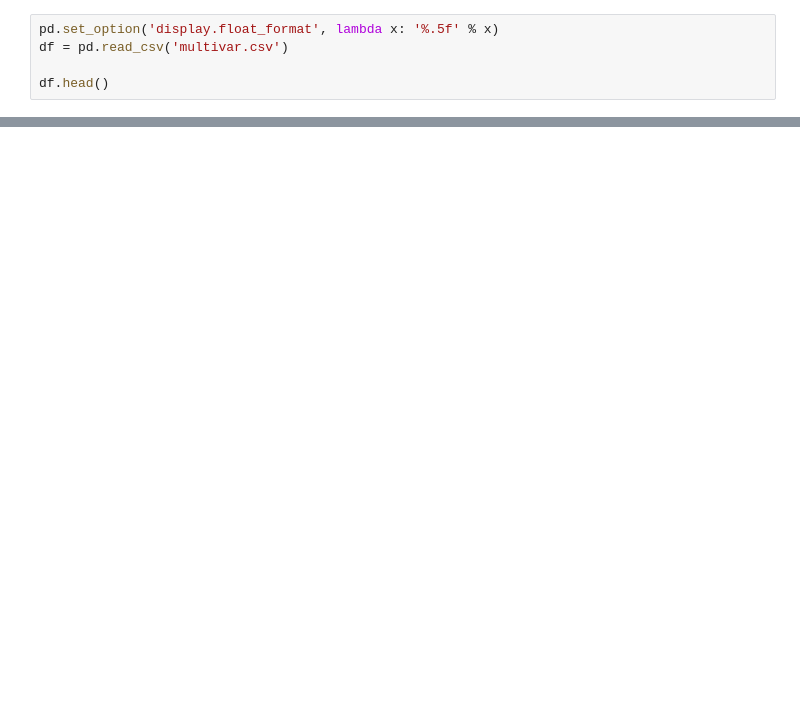
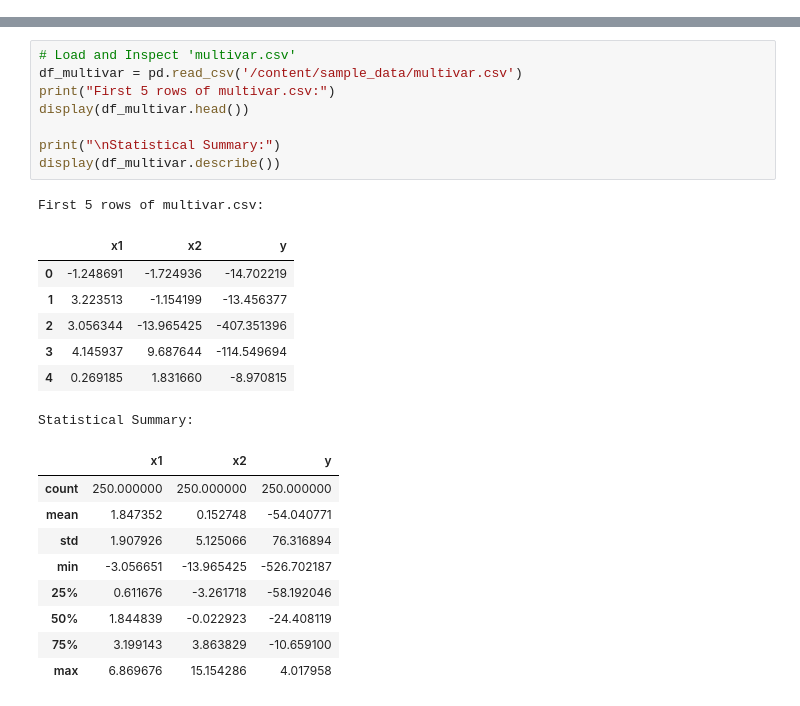
Before and after one commit to arafatro/IntroToDS, a Jupyter notebook: code/07 Regression/07 Regression.ipynb, the cells around one changed output, grey strips where cells are left out. Saved outputs shown, nothing was run; the diff lists cells and outputs as text; blank space fills up the shorter version.

```diff
--- a/code/07 Regression/07 Regression.ipynb
+++ b/code/07 Regression/07 Regression.ipynb
@@ -126,5 +0,0 @@ Model 3:  ('RMSE = ', 3.5568743208171676, 'MAE = ', 1.888260853494937)
-# %%
-pd.set_option('display.float_format', lambda x: '%.5f' % x)
-df = pd.read_csv('multivar.csv')
-
-df.head()
@@ -327,0 +151,26 @@ MovieWriter imagemagick unavailable; using Pillow instead.
+# %%
+# Load and Inspect 'multivar.csv'
+df_multivar = pd.read_csv('/content/sample_data/multivar.csv')
+print("First 5 rows of multivar.csv:")
+display(df_multivar.head())
+
+print("\nStatistical Summary:")
+display(df_multivar.describe())
+# %% [output]
+First 5 rows of multivar.csv:
+|  | x1 | x2 | y |
+| 0 | -1.248691 | -1.724936 | -14.702219 |
+| 1 | 3.223513 | -1.154199 | -13.456377 |
+| 2 | 3.056344 | -13.965425 | -407.351396 |
+| 3 | 4.145937 | 9.687644 | -114.549694 |
+| 4 | 0.269185 | 1.831660 | -8.970815 |
+Statistical Summary:
+|  | x1 | x2 | y |
+| count | 250.000000 | 250.000000 | 250.000000 |
+| mean | 1.847352 | 0.152748 | -54.040771 |
+| std | 1.907926 | 5.125066 | 76.316894 |
+| min | -3.056651 | -13.965425 | -526.702187 |
+| 25% | 0.611676 | -3.261718 | -58.192046 |
+| 50% | 1.844839 | -0.022923 | -24.408119 |
+| 75% | 3.199143 | 3.863829 | -10.659100 |
+| max | 6.869676 | 15.154286 | 4.017958 |
```
Also changed, not shown: parts of 51 cells of this notebook.
